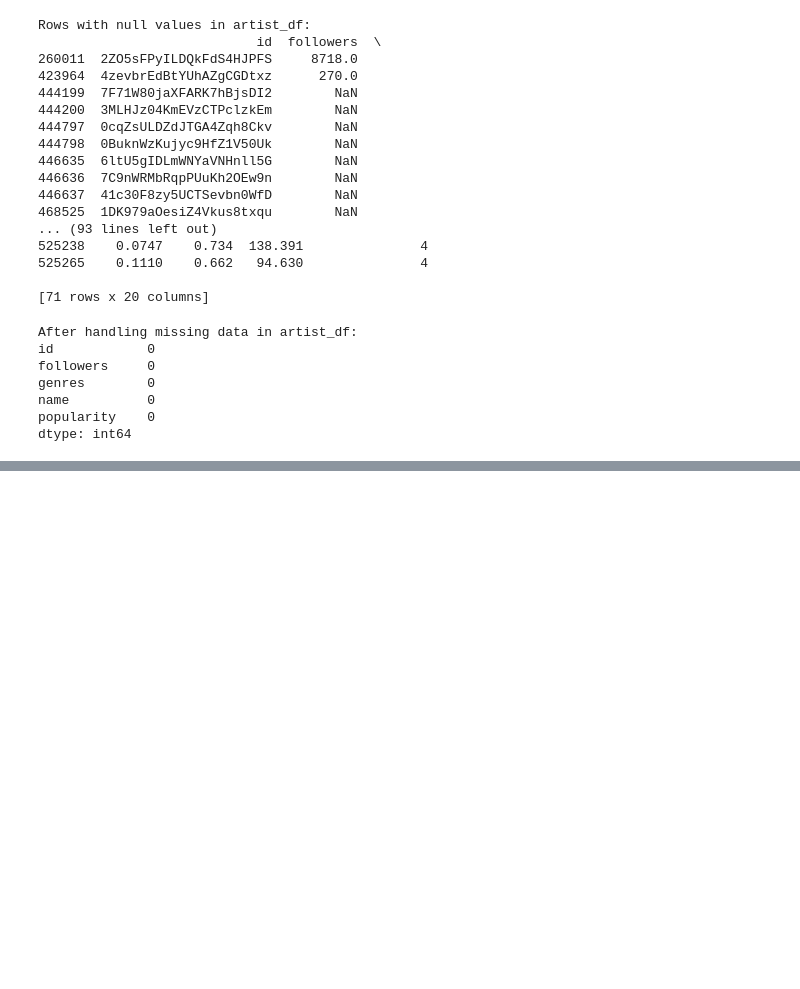
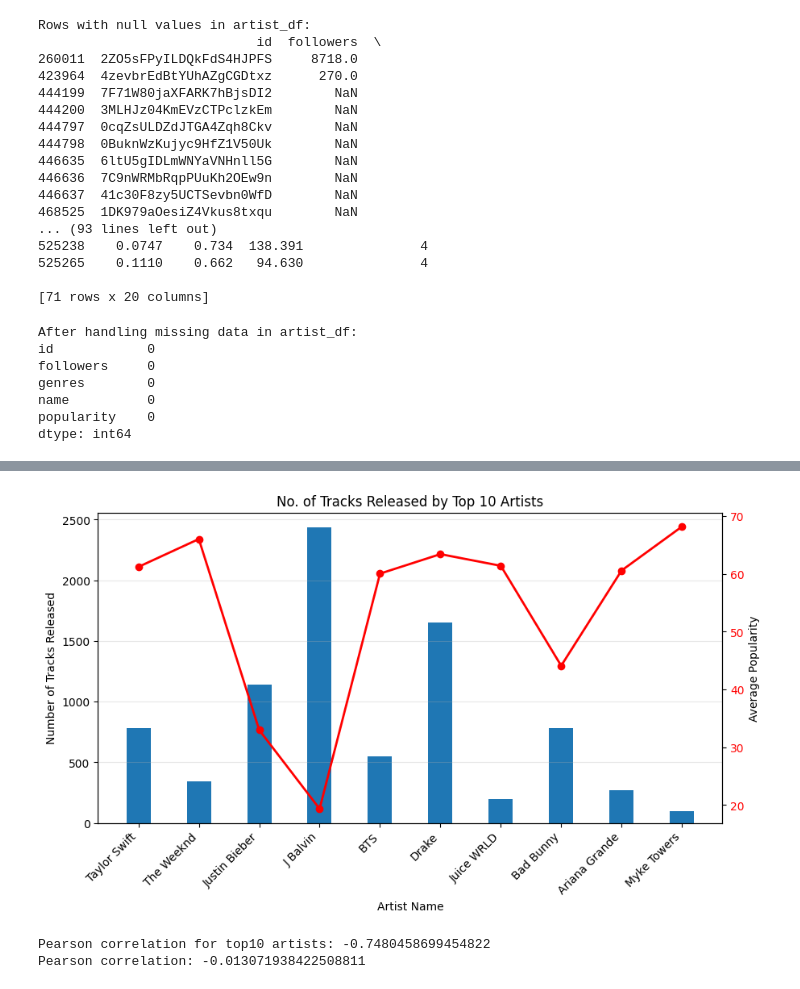
Before and after one commit to jasminetanjm/spotify_DA, a Jupyter notebook: spotifyDA.ipynb, the cells around one changed output, grey strips where cells are left out. Drawn from its saved outputs; the diff is of its cells as text; code cells hidden in the pictures; blank space fills up the shorter version.

```diff
--- a/spotifyDA.ipynb
+++ b/spotifyDA.ipynb
@@ -147,0 +198,4 @@ dtype: int64
+# %%
+combined_df = tracks_df_exploded.merge(artist_df_exploded[['id', 'genres','popularity']], left_on='id_artist', right_on='id', how='left', suffixes=['_track','_artist'])
+combined_df = combined_df.drop(columns=['id'])
+combined_df.head()
@@ -147,0 +212,16 @@ dtype: int64
+# %%
+# top 10
+
+top10_tracks = tracks_df.nlargest(10, 'popularity').reset_index(drop=True)
+print("\nTop 10 tracks by popularity:")
+print(top10_tracks[['name', 'popularity', 'artists']])
+
+top10_artists = artist_df.nlargest(10, 'popularity').reset_index(drop=True)
+print("\nTop 10 artists by popularity:")
+print(top10_artists[['name', 'popularity', 'followers']])
+
+top10_tracks_id = top10_tracks[['id']]
+top10_tracks = combined_df.merge(top10_tracks_id, left_on='id_track', right_on='id', how='inner').reset_index(drop=True)
+genres_of_top100 = top10_tracks.groupby('genres').size().reset_index(name='count').sort_values(by='count', ascending=False)
+print("\nTop 10 genres in the top 100 tracks:")
+print(genres_of_top100.head(10))
@@ -147,0 +246,53 @@ dtype: int64
+# %%
+# tracks released by top 10 artists
+
+top10_atracks = combined_df[combined_df['id_artist'].isin(top10_artists['id'])].reset_index(drop=True).sort_values(by='popularity_artist', ascending=False)
+top10_atracks_count = top10_atracks.groupby(['id_artist', 'name_artist']).size().reset_index(name='count')
+
+# average popularity of tracks by top 10 artists
+top10_atracks_popularity = top10_atracks.groupby(['id_artist', 'name_artist'])['popularity_track'].mean().reset_index(name='avg_popularity')
+
+top10_atracks_summary = top10_atracks_count.merge(top10_atracks_popularity, on=['id_artist', 'name_artist'])
+
+# bar plot of top 10 artists and their track counts
+
+x = np.arange(len(top10_atracks_summary))
+width = 0.4
+
+# Create a twin axis
+fig, ax1 = plt.subplots(figsize=(10, 5))
+
+# bar plot for no. of tracks released by top 10 artists
+bars1 = ax1.bar(x, top10_atracks_summary['count'], width, label='Number of Tracks')
+ax1.set_xlabel('Artist Name')
+ax1.set_ylabel('Number of Tracks Released')
+ax1.set_xticks(x)
+ax1.set_xticklabels(top10_atracks_summary['name_artist'], rotation=45, ha='right')
+ax1.set_title('No. of Tracks Released by Top 10 Artists')
+ax1.grid(axis='y', alpha=0.3)
+
+
+
+# second y-axis for average popularity of tracks by top 10 artists
+ax2 = ax1.twinx()
+ax2.plot(x, top10_atracks_summary['avg_popularity'], color='red', marker='o', label='Average Popularity', linewidth=2)
+ax2.set_ylabel('Average Popularity')
+ax2.tick_params(axis='y', labelcolor='red')
+# %% [output]
+[figure, added]
+# %%
+# strength of relationship between number of tracks released and popularity score
+
+top10_tracks_popularity_pearsonCorr, top10_tracks_popularity_pearsonP = pearsonr(top10_atracks_summary['count'], top10_atracks_summary['avg_popularity'])
+
+print(f"Pearson correlation for top10 artists: {top10_tracks_popularity_pearsonCorr}")
+
+atracks_count = combined_df.groupby(['id_artist','name_artist']).size().reset_index(name='count')
+atracks_avgPop = combined_df.groupby(['id_artist','name_artist'])['popularity_track'].mean().reset_index(name='avg_popularity')
+
+atracks_summary = atracks_count.merge(atracks_avgPop, on=['id_artist','name_artist'])
+tracks_popularity_pearsonCorr, tracks_popularity_pearsonP = pearsonr(atracks_summary['count'],atracks_summary['avg_popularity'])
+print(f"Pearson correlation: {tracks_popularity_pearsonCorr}")
+# %% [output]
+Pearson correlation for top10 artists: -0.7480458699454822
+Pearson correlation: -0.013071938422508811
```
Also changed, not shown: parts of 12 cells of this notebook.
